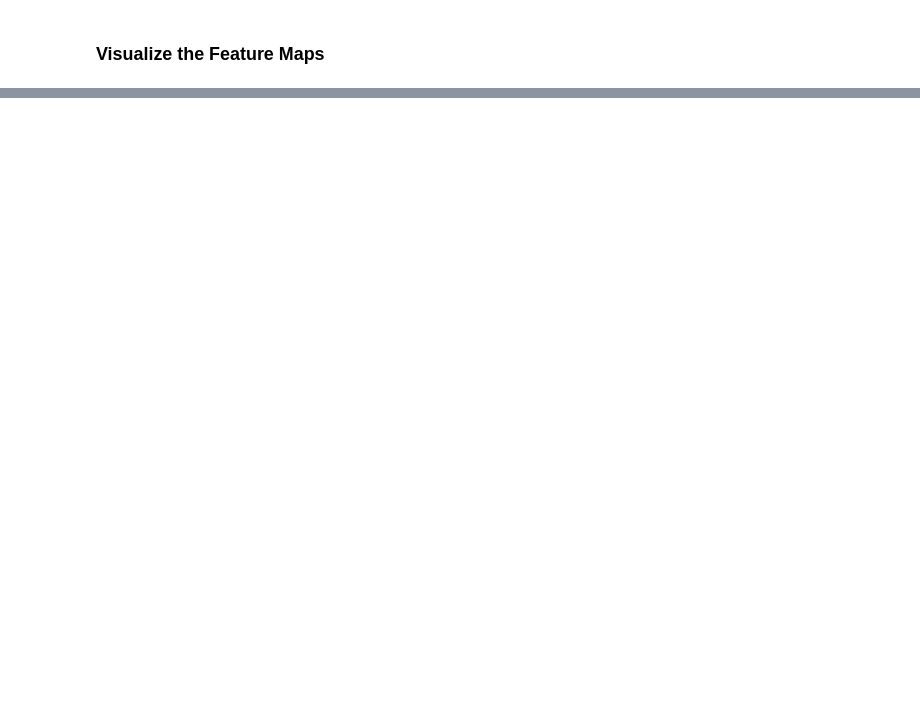
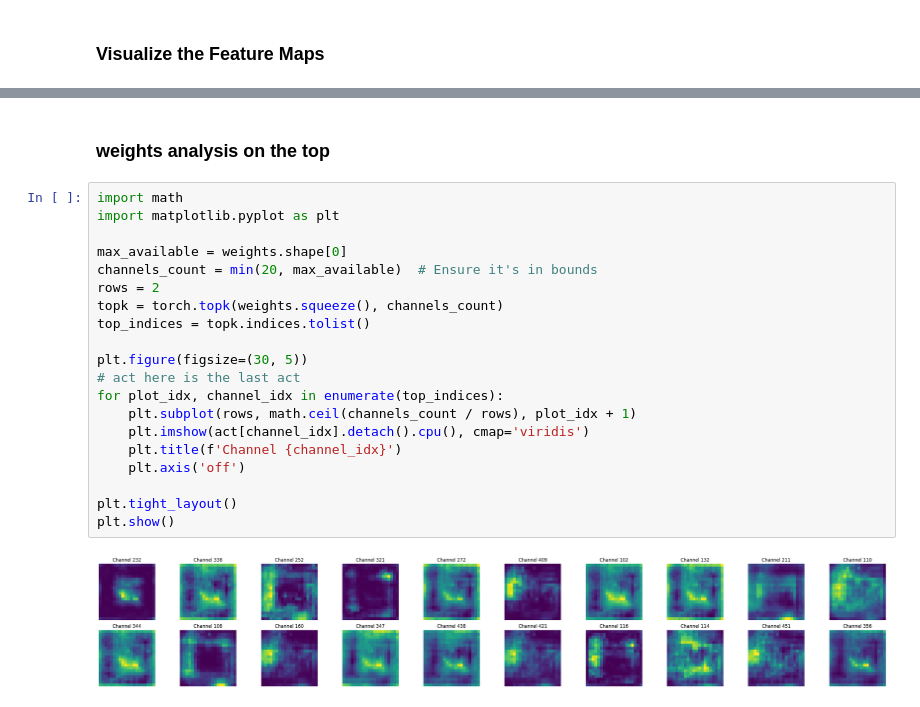
Before and after one commit to freedomkwok/BYU, a Jupyter notebook: image_analysis.ipynb, the cells around one changed output, grey strips where cells are left out. Drawn from its saved outputs; the diff is of its cells as text; blank space fills up the shorter version.

```diff
--- a/image_analysis.ipynb
+++ b/image_analysis.ipynb
@@ -121,0 +222,24 @@ plt.show()
+# %% [markdown]
+### weights analysis on the top
+# %%
+import math
+import matplotlib.pyplot as plt
+
+max_available = weights.shape[0]
+channels_count = min(20, max_available)  # Ensure it's in bounds
+rows = 2
+topk = torch.topk(weights.squeeze(), channels_count)
+top_indices = topk.indices.tolist()
+
+plt.figure(figsize=(30, 5))
+# act here is the last act
+for plot_idx, channel_idx in enumerate(top_indices):
+    plt.subplot(rows, math.ceil(channels_count / rows), plot_idx + 1)
+    plt.imshow(act[channel_idx].detach().cpu(), cmap='viridis')
+    plt.title(f'Channel {channel_idx}')
+    plt.axis('off')
+
+plt.tight_layout()
+plt.show()
+# %% [output]
+[figure, added]
```
Also changed, not shown: parts of 7 cells of this notebook.
